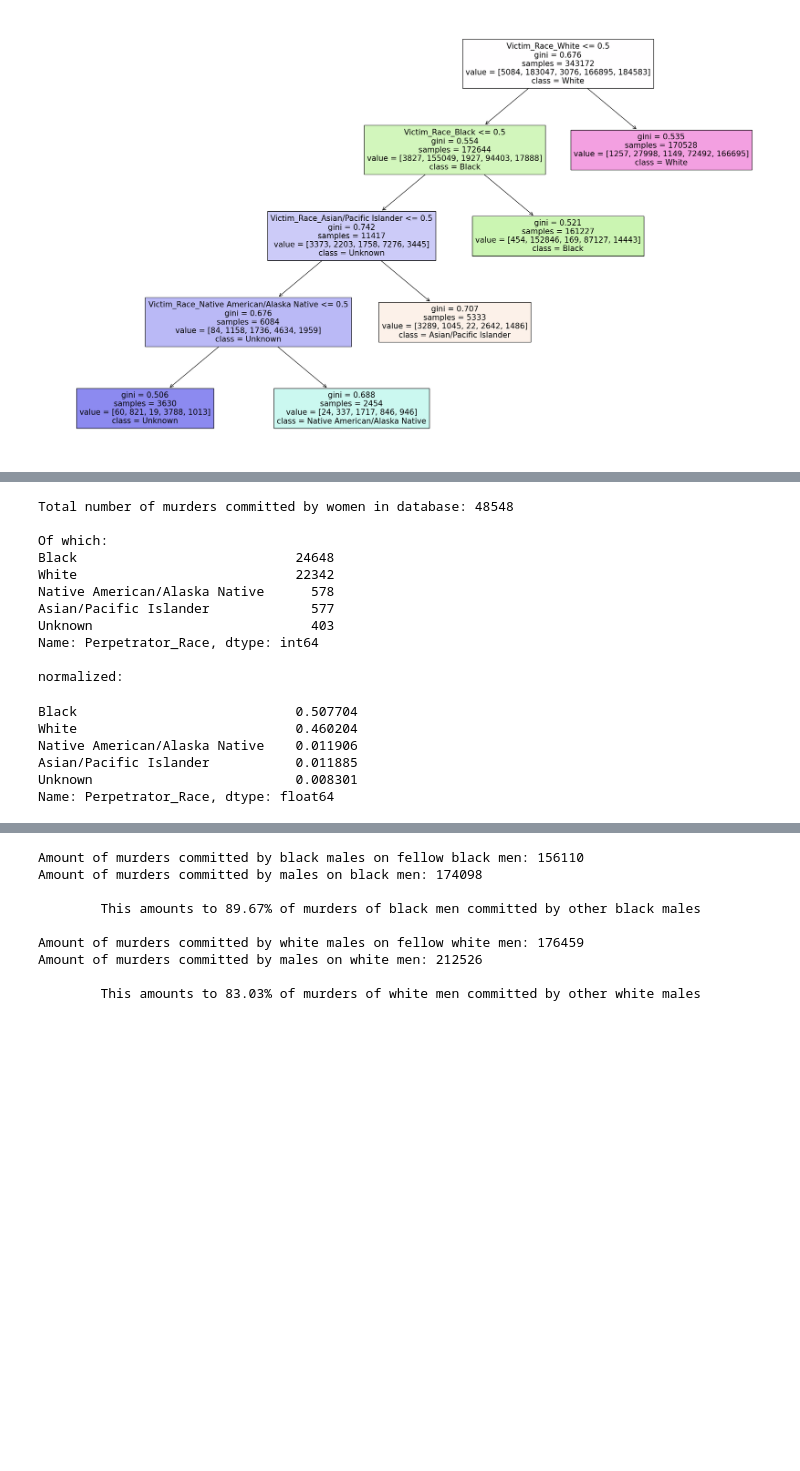
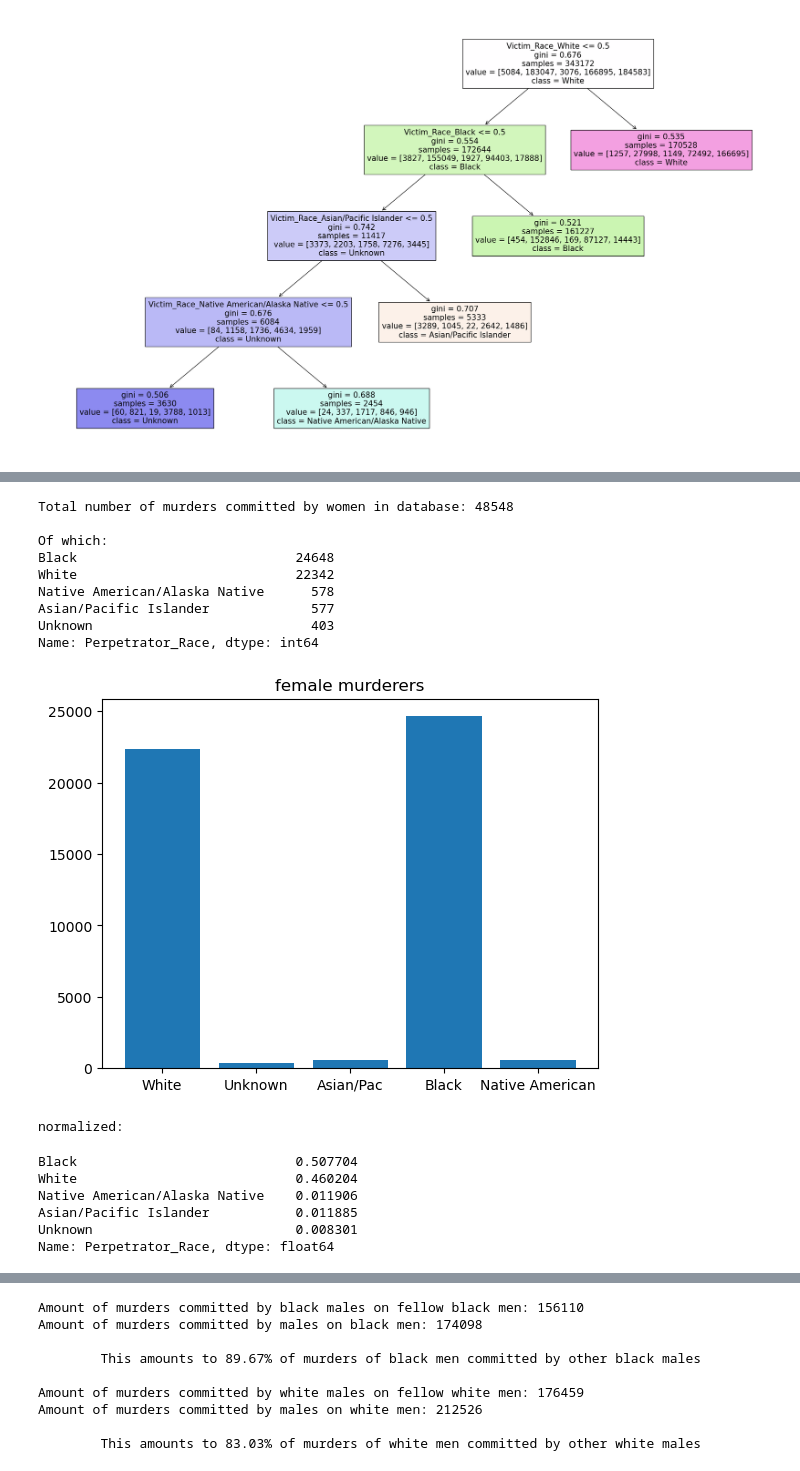
Before and after one commit to peethree/machine-learning, a Jupyter notebook: machine_learning_project.ipynb, the cells around one changed output, grey strips where cells are left out. Saved outputs shown, nothing was run; the diff lists cells and outputs as text; code cells hidden in the pictures; blank space fills up the shorter version.

```diff
--- a/machine_learning_project.ipynb
+++ b/machine_learning_project.ipynb
@@ -347,33 +342,48 @@ Name: Perpetrator_Race, dtype: float64
 # %%
 female_killer = murder_data[murder_data["Perpetrator_Sex"]=="Female"].shape[0]
 print("Total number of murders committed by women in database:", female_killer)
 print("")
 
 # number of murders in database perpetrated by women going by race
 print("Of which:")
 print(murder_data[murder_data["Perpetrator_Sex"]=="Female"].Perpetrator_Race.value_counts())
 print("")
 
+labels = ["White", "Unknown", "Asian/Pac", "Black", "Native American"]
+values = [murder_data[(murder_data["Perpetrator_Sex"] == "Female") & (murder_data["Perpetrator_Race"] == "White")].shape[0],
+murder_data[(murder_data["Perpetrator_Sex"] == "Female") & (murder_data["Perpetrator_Race"] == "Unknown")].shape[0],
+murder_data[(murder_data["Perpetrator_Sex"] == "Female") & (murder_data["Perpetrator_Race"] == "Asian/Pacific Islander")].shape[0],
+murder_data[(murder_data["Perpetrator_Sex"] == "Female") & (murder_data["Perpetrator_Race"] == "Black")].shape[0],
+murder_data[(murder_data["Perpetrator_Sex"] == "Female") & (murder_data["Perpetrator_Race"] == "Native American/Alaska Native")].shape[0]]
+
+plt.title("female murderers")
+plt.xlabel("")
+plt.ylabel("")
+
+plt.bar(labels, values)
+
+plt.show()
+
 print("normalized:")
 murder_data[murder_data["Perpetrator_Sex"]=="Female"].Perpetrator_Race.value_counts(normalize=True)
 # %% [output]
 Total number of murders committed by women in database: 48548
 
 Of which:
 Black                            24648
 White                            22342
 Native American/Alaska Native      578
 Asian/Pacific Islander             577
 Unknown                            403
 Name: Perpetrator_Race, dtype: int64
-
-normalized:
+[figure, added]
-Black                            0.507704
-White                            0.460204
-Native American/Alaska Native    0.011906
-Asian/Pacific Islander           0.011885
-Unknown                          0.008301
-Name: Perpetrator_Race, dtype: float64
+normalized:
+Black                            0.507704
+White                            0.460204
+Native American/Alaska Native    0.011906
+Asian/Pacific Islander           0.011885
+Unknown                          0.008301
+Name: Perpetrator_Race, dtype: float64
 # %%
 # total amount of murders in murder database (rows in database)
 total_murders = murder_data.shape[0]
```
Also changed, not shown: parts of 6 cells of this notebook.
